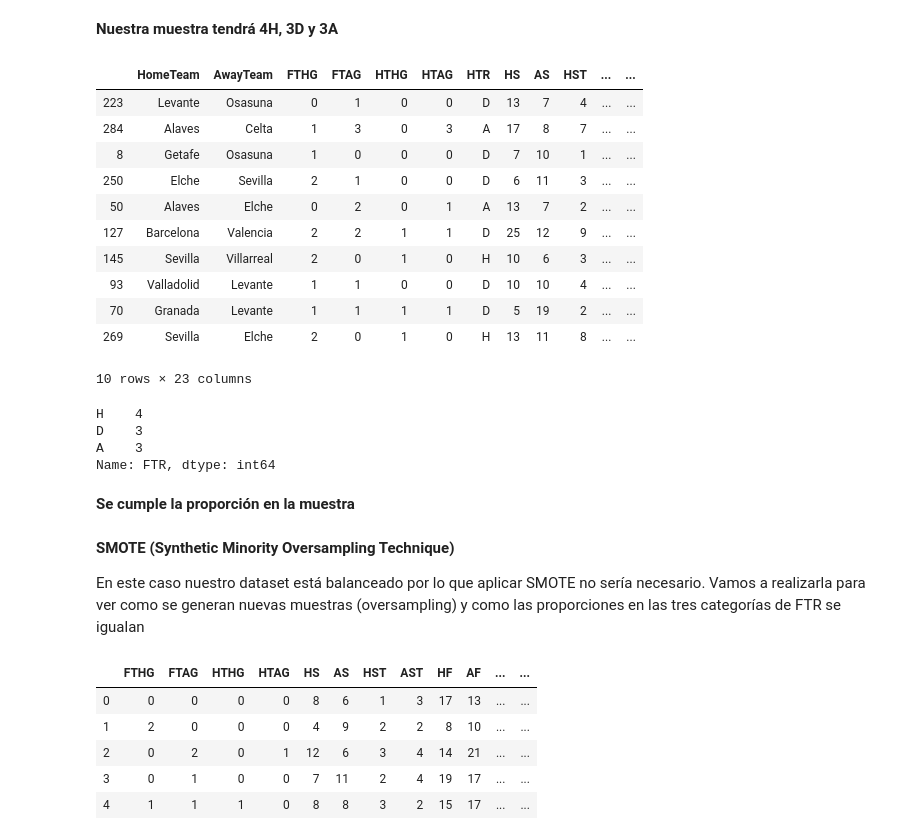
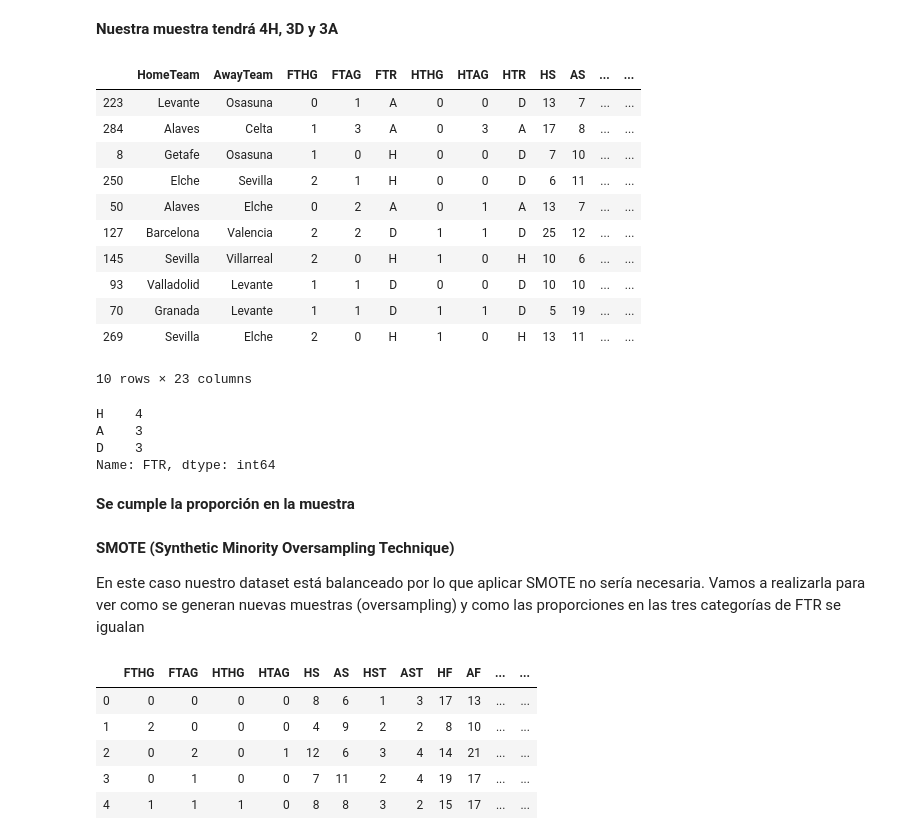
Before and after one commit to fgilma/sampling, a Jupyter notebook: Tasca Sampling.ipynb, the cells around one changed output. Drawn from its saved outputs; the diff is of its cells as text; code cells hidden in the pictures.

```diff
--- a/Tasca Sampling.ipynb
+++ b/Tasca Sampling.ipynb
@@ -150,33 +146,33 @@ X_train,X_test,y_train,y_test=train_test_split(X,y,stratify=y, test_size=10)
-# %%
-#Las volvemos a unir
-df_strat=pd.concat([X_test,y_test], axis=1)
-df_strat
-# %% [output]
-|  | HomeTeam | AwayTeam | FTHG | FTAG | HTHG | HTAG | HTR | HS | AS | HST | ... | ... |
-| 223 | Levante | Osasuna | 0 | 1 | 0 | 0 | D | 13 | 7 | 4 | ... | ... |
-| 284 | Alaves | Celta | 1 | 3 | 0 | 3 | A | 17 | 8 | 7 | ... | ... |
-| 8 | Getafe | Osasuna | 1 | 0 | 0 | 0 | D | 7 | 10 | 1 | ... | ... |
-| 250 | Elche | Sevilla | 2 | 1 | 0 | 0 | D | 6 | 11 | 3 | ... | ... |
-| 50 | Alaves | Elche | 0 | 2 | 0 | 1 | A | 13 | 7 | 2 | ... | ... |
-| 127 | Barcelona | Valencia | 2 | 2 | 1 | 1 | D | 25 | 12 | 9 | ... | ... |
-| 145 | Sevilla | Villarreal | 2 | 0 | 1 | 0 | H | 10 | 6 | 3 | ... | ... |
-| 93 | Valladolid | Levante | 1 | 1 | 0 | 0 | D | 10 | 10 | 4 | ... | ... |
-| 70 | Granada | Levante | 1 | 1 | 1 | 1 | D | 5 | 19 | 2 | ... | ... |
-| 269 | Sevilla | Elche | 2 | 0 | 1 | 0 | H | 13 | 11 | 8 | ... | ... |
-10 rows × 23 columns
-# %%
-#Tenemos una muestra de 10 ítems, comprobamos que se cumple la proporción del dataset en la muestra
-df_strat.FTR.value_counts()
-# %% [output]
-H    4
-D    3
-A    3
-Name: FTR, dtype: int64
+# %%
+y=df.FTR
+train,test=train_test_split(df,stratify=y, test_size=10)
+# %%
+test
+# %% [output]
+|  | HomeTeam | AwayTeam | FTHG | FTAG | FTR | HTHG | HTAG | HTR | HS | AS | ... | ... |
+| 223 | Levante | Osasuna | 0 | 1 | A | 0 | 0 | D | 13 | 7 | ... | ... |
+| 284 | Alaves | Celta | 1 | 3 | A | 0 | 3 | A | 17 | 8 | ... | ... |
+| 8 | Getafe | Osasuna | 1 | 0 | H | 0 | 0 | D | 7 | 10 | ... | ... |
+| 250 | Elche | Sevilla | 2 | 1 | H | 0 | 0 | D | 6 | 11 | ... | ... |
+| 50 | Alaves | Elche | 0 | 2 | A | 0 | 1 | A | 13 | 7 | ... | ... |
+| 127 | Barcelona | Valencia | 2 | 2 | D | 1 | 1 | D | 25 | 12 | ... | ... |
+| 145 | Sevilla | Villarreal | 2 | 0 | H | 1 | 0 | H | 10 | 6 | ... | ... |
+| 93 | Valladolid | Levante | 1 | 1 | D | 0 | 0 | D | 10 | 10 | ... | ... |
+| 70 | Granada | Levante | 1 | 1 | D | 1 | 1 | D | 5 | 19 | ... | ... |
+| 269 | Sevilla | Elche | 2 | 0 | H | 1 | 0 | H | 13 | 11 | ... | ... |
+10 rows × 23 columns
+# %%
+test.FTR.value_counts()
+# %% [output]
+H    4
+A    3
+D    3
+Name: FTR, dtype: int64
 # %% [markdown]
 **Se cumple la proporción en la muestra**
 # %% [markdown]
 **SMOTE (Synthetic Minority Oversampling Technique)**
 
-En este caso nuestro dataset está balanceado por lo que aplicar SMOTE no sería necesario. Vamos a realizarla para ver como se generan nuevas muestras (oversampling) y como las proporciones en las tres categorías de FTR se igualan
+En este caso nuestro dataset está balanceado por lo que aplicar SMOTE no sería necesaria. Vamos a realizarla para ver como se generan nuevas muestras (oversampling) y como las proporciones en las tres categorías de FTR se igualan
 # %%
 #Eliminamos las columnas con los nombres de los equipos y convertimos en one-hot la variable categórica HTR
```
Also changed, not shown: parts of 14 cells of this notebook.
